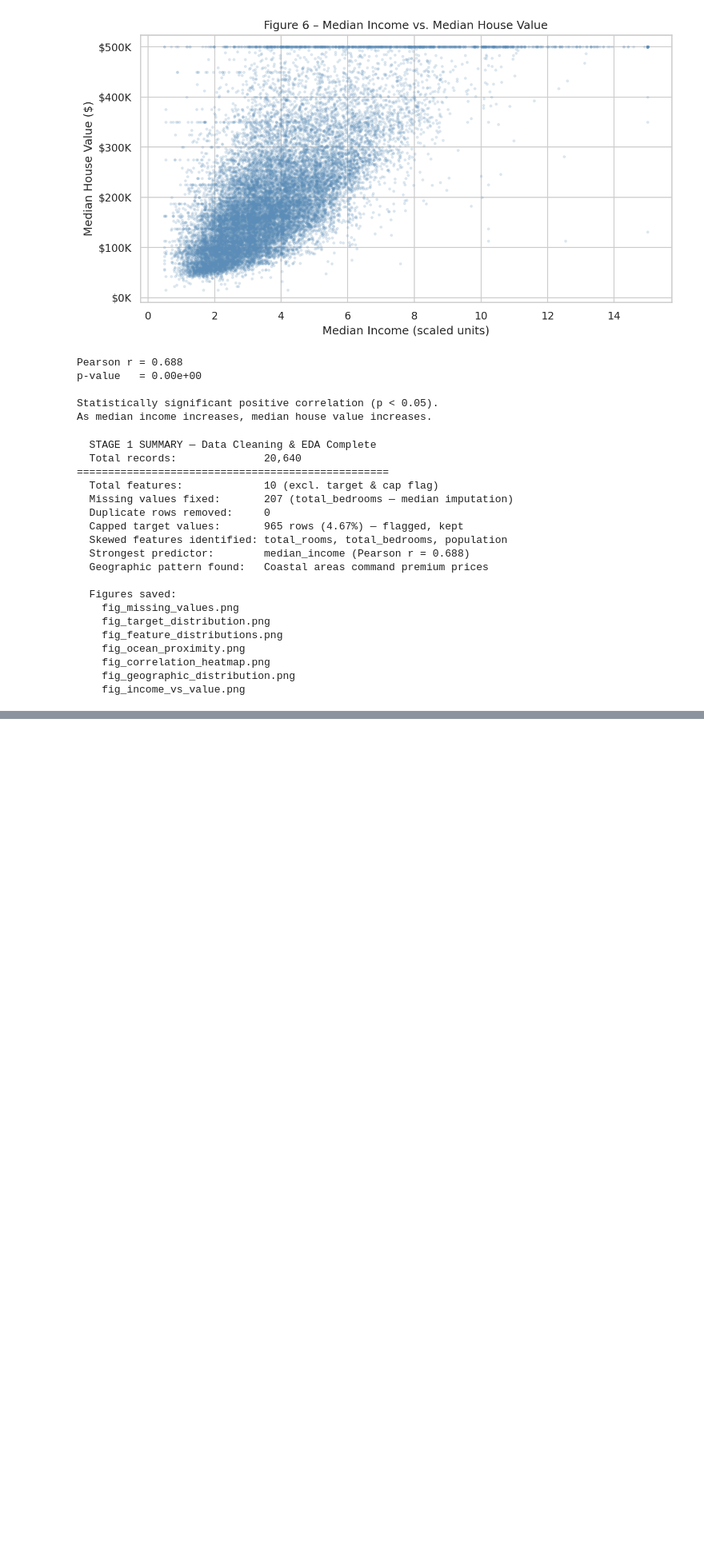
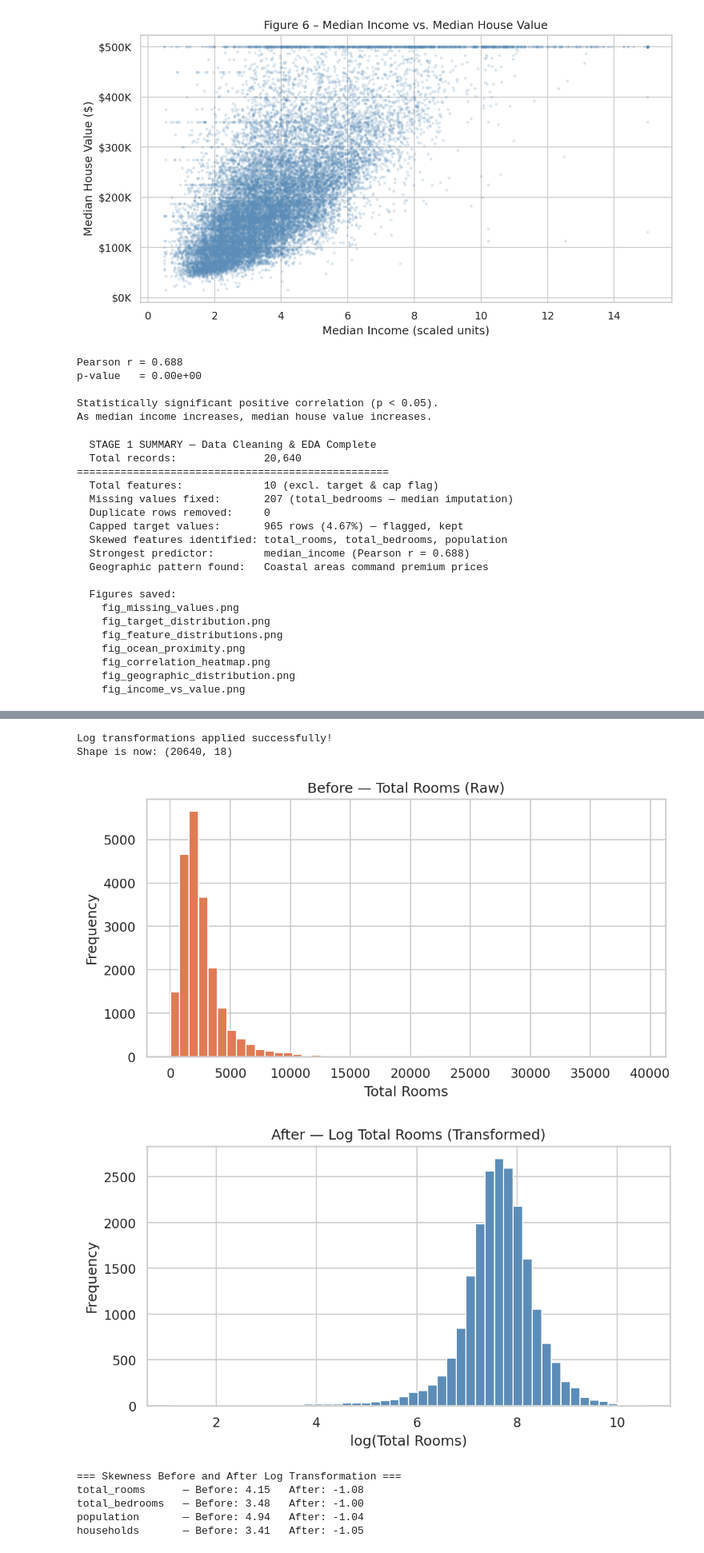
Before and after one commit to Amenbiz/House-Pricing, a Jupyter notebook: notebooks/house_price_analysis.ipynb, the cells around one changed output, grey strips where cells are left out. Shown at 80% size. Drawn from its saved outputs; the diff is of its cells as text; code cells hidden in the pictures; blank space fills up the shorter version.

Commit message:
Stage 2 complete — new features, log transform, encoding, scaling

```diff
--- a/notebooks/house_price_analysis.ipynb
+++ b/notebooks/house_price_analysis.ipynb
@@ -463,0 +504,65 @@ print("    fig_income_vs_value.png")
+# %%
+# CELL 16 — Log Transformation of Skewed Features
+
+
+# We applied log1p transformation to four heavily skewed features.
+# We also tested square root transformation for comparison.
+# Log1p produced skewness closer to 0 (-1.0 vs +1.3 for sqrt)
+# and is the industry standard — so log1p is our final choice.
+# Residual skewness of ~-1.0 is discussed as a limitation.
+# ============================================================
+
+# Four features had heavy right skew and extreme outliers:
+# total_rooms, total_bedrooms, population, households.
+#
+# We apply np.log1p() to each one.
+# log1p means log(value + 1) — the +1 prevents errors
+# if any value is 0.
+#
+# We create NEW columns with the prefix 'log_' so we keep
+
+# Log transform each skewed feature
+
+df['log_total_rooms']      = np.log1p(df['total_rooms'])
+df['log_total_bedrooms']   = np.log1p(df['total_bedrooms'])
+df['log_population']       = np.log1p(df['population'])
+df['log_households']       = np.log1p(df['households'])
+
+print("Log transformations applied successfully!")
+print("Shape is now:", df.shape)
+
+# --- Before and After Comparison for total_rooms ---
+# We visualise one feature before and after to show the effect
+
+plt.figure(figsize=(8, 4))
+plt.hist(df['total_rooms'], bins=50, color="#E07B54", edgecolor="white")
+plt.title('Before — Total Rooms (Raw)')
+plt.xlabel('Total Rooms')
+plt.ylabel('Frequency')
+plt.savefig('fig_before_log.png')
+plt.show()
+
+plt.figure(figsize=(8, 4))
+plt.hist(df['log_total_rooms'], bins=50, color="#5B8DB8", edgecolor="white")
+plt.title('After — Log Total Rooms (Transformed)')
+plt.xlabel('log(Total Rooms)')
+plt.ylabel('Frequency')
+plt.savefig('fig_after_log.png')
+plt.show()
+
+# Print skewness before and after for all 4 features
+print("\n=== Skewness Before and After Log Transformation ===")
+print(f"total_rooms      — Before: {df['total_rooms'].skew():.2f}   After: {df['log_total_rooms'].skew():.2f}")
+print(f"total_bedrooms   — Before: {df['total_bedrooms'].skew():.2f}   After: {df['log_total_bedrooms'].skew():.2f}")
+print(f"population       — Before: {df['population'].skew():.2f}   After: {df['log_population'].skew():.2f}")
+print(f"households       — Before: {df['households'].skew():.2f}   After: {df['log_households'].skew():.2f}")
+# %% [output]
+Log transformations applied successfully!
+Shape is now: (20640, 18)
+[figure, added]
+[figure, added]
+=== Skewness Before and After Log Transformation ===
+total_rooms      — Before: 4.15   After: -1.08
+total_bedrooms   — Before: 3.48   After: -1.00
+population       — Before: 4.94   After: -1.04
+households       — Before: 3.41   After: -1.05
```
Also changed, not shown: parts of 5 cells of this notebook.
